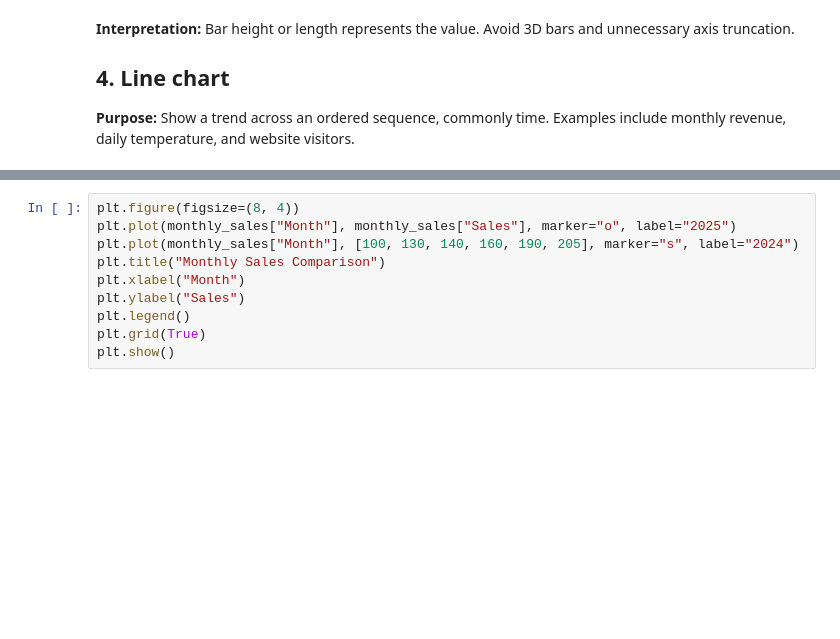
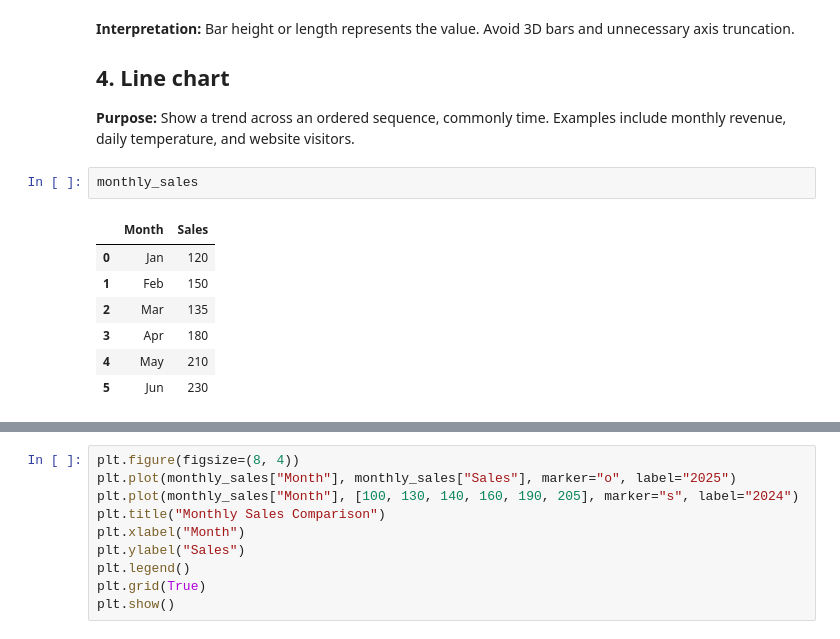
Before and after one commit to Bilalnadeem-DEV/python-advance, a Jupyter notebook: EDA/Data_Visualization_Matplotlib_Seaborn_Plotly.ipynb, the cells around one changed output, grey strips where cells are left out. Cells and saved outputs as stored; diff of their text form; blank space fills up the shorter version.

```diff
--- a/EDA/Data_Visualization_Matplotlib_Seaborn_Plotly.ipynb
+++ b/EDA/Data_Visualization_Matplotlib_Seaborn_Plotly.ipynb
@@ -97,6 +132,16 @@ plt.show()
 ## 4. Line chart
 
 **Purpose:** Show a trend across an ordered sequence, commonly time. Examples include monthly revenue, daily temperature, and website visitors.
+# %%
+monthly_sales
+# %% [output]
+|  | Month | Sales |
+| 0 | Jan | 120 |
+| 1 | Feb | 150 |
+| 2 | Mar | 135 |
+| 3 | Apr | 180 |
+| 4 | May | 210 |
+| 5 | Jun | 230 |
 # %%
 plt.figure(figsize=(8, 4))
 plt.plot(monthly_sales["Month"], monthly_sales["Sales"], marker="o")
```
Also changed, not shown: parts of 10 cells of this notebook, 2 other files.
